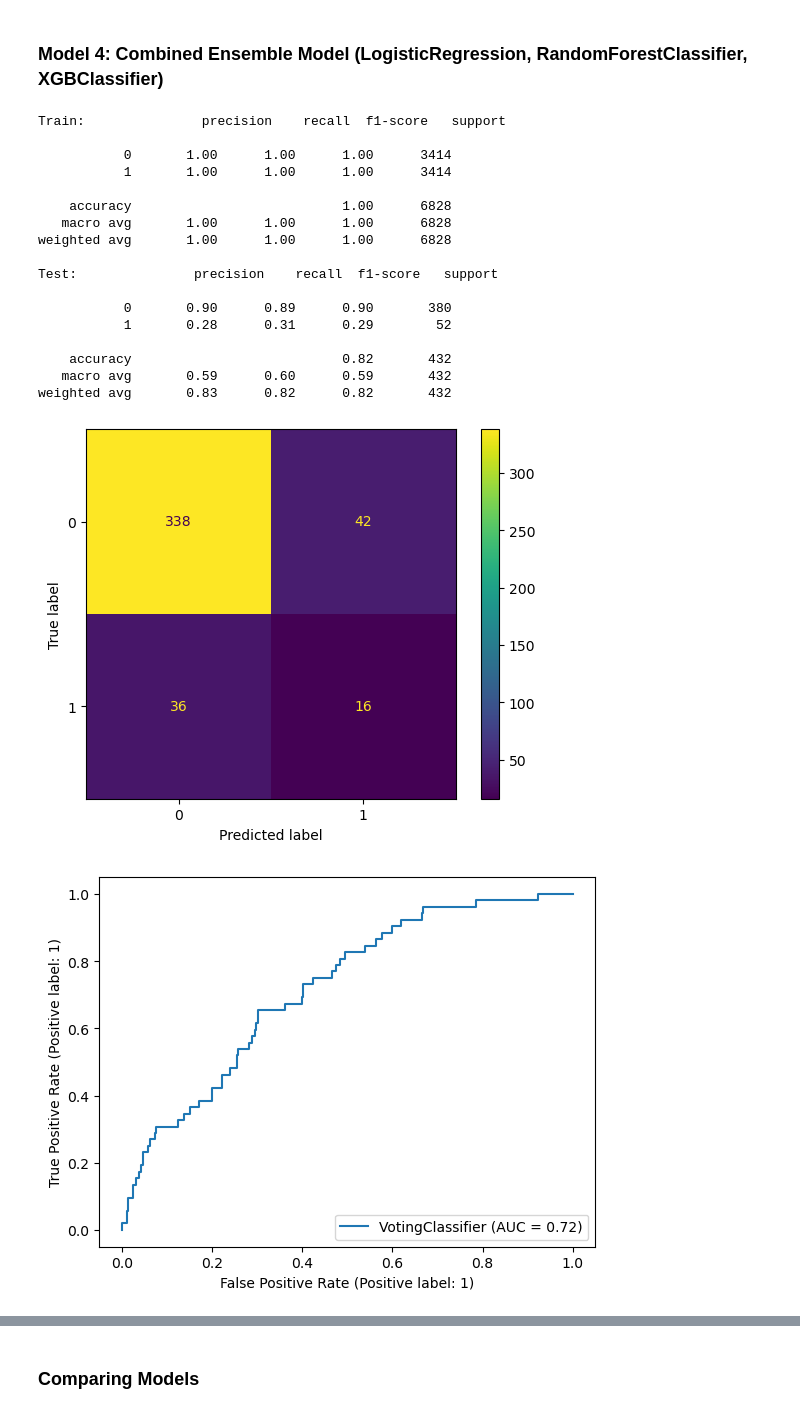
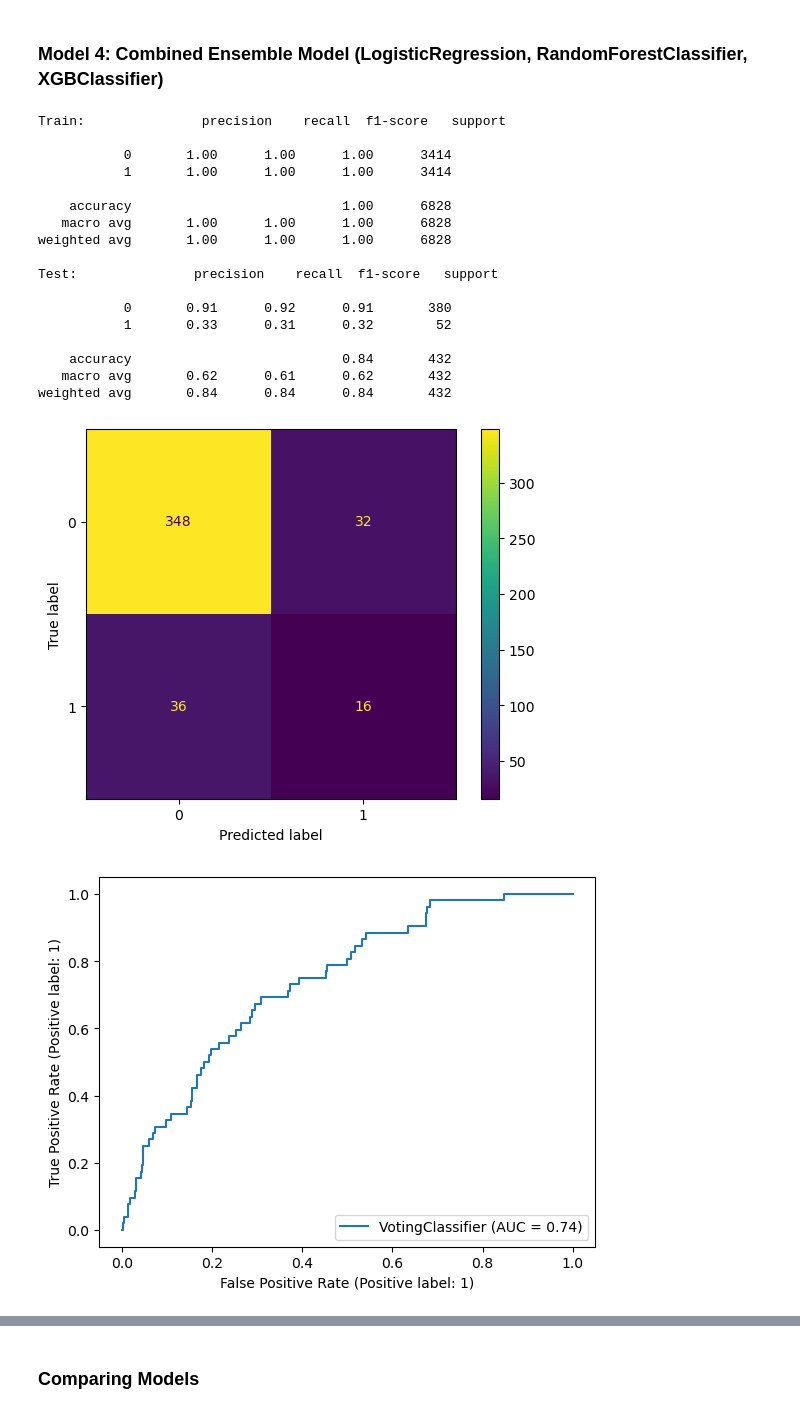
Before and after one commit to RH3421/Reducing_NBA_Injuries, a Jupyter notebook: Main_Notebook.ipynb, the cells around one changed output, grey strips where cells are left out. Saved outputs shown, nothing was run; the diff lists cells and outputs as text; code cells hidden in the pictures.

```diff
--- a/Main_Notebook.ipynb
+++ b/Main_Notebook.ipynb
@@ -272,7 +259,3 @@ make_columns_numeric = ['COUNTRY', 'COLLEGE', 'out_for_season']
 
 # Apply function
 make_columns_numeric = [MakeNumeric(column) for column in make_columns_numeric]
-# %%
-# Updating team names
-df_con.TEAM = df_con.TEAM.replace({'NOH':'NOP','NJN':'BKN'})
-df_con
@@ -293,4 +261,0 @@ df_con
-# %%
-# Dummify Teams
-df_con = pd.get_dummies(df_con, columns=['TEAM'])
-df_con
@@ -346,7 +287,7 @@ Assign X and y values, train_test_split, scale data.
 # %%
 # Assign X and y.
 y = df_con.out_for_season
-X = df_con[best_features]
+X = df_con[good_features]
 X_train, X_test, y_train, y_test = train_test_split(X, y, stratify=y, test_size=0.1, random_state=22)
 # %% [markdown]
 Assess for high multicollinearity via Variance Inflation Factor (VIF).
@@ -567,6 +512,6 @@ LogisticRegression with GridSearchCV hyperparameter optimization resulted in an
 # %%
 # Instantiate, fit, and run model with best parameters
-lr = LogisticRegression(max_iter=100, C = .1, solver='liblinear')
+lr = LogisticRegression(max_iter=50, C = 10, solver='liblinear')
 lr.fit(X_train_scaled, y_train)
 print(np.exp(lr.coef_))
 COEF = np.exp(lr.coef_[0])
@@ -574,5 +519,5 @@ odds = pd.DataFrame(COEF, X_train.columns,
         columns=['odds']).sort_values(by='odds', ascending=False)
 
 # View odds ratios and identify top 5 risk factors
-odds.head()
+odds.head(5)
 # %% [output]
@@ -676,42 +621,42 @@ XGBClassifier with GridSearchCV hyperparameter optimization underperformed the R
 ### Model 4: Combined Ensemble Model (LogisticRegression, RandomForestClassifier, XGBClassifier)
 # %%
 # Combined hypertuned prior models for ultimate ensemble
-clf1 = LogisticRegression(max_iter=100, C = .1, solver='liblinear')
-clf2 = RandomForestClassifier(class_weight= {0: 1, 1: 10}, criterion='entropy', max_depth=50)
-clf3 = XGBClassifier(booster='gbtree', eta=0.5, scale_pos_weight = 10)
+clf1 = LogisticRegression(max_iter=50, C = 10, solver='liblinear')
+clf2 = RandomForestClassifier(class_weight= {0: 1, 1: 2}, criterion='entropy', max_depth=50)
+clf3 = XGBClassifier(booster='gbtree', eta=0.75, scale_pos_weight = 9)
 
 w_avg = VotingClassifier(estimators=[
     ('lr', clf1),
     ('rf', clf2),
     ('xgb', clf3)],
      voting='soft')
 w_avg.fit(X_train_scaled, y_train)
 y_hat_train = w_avg.predict(X_train_scaled)
 y_hat_test = w_avg.predict(X_test_scaled)
 print(f'Train: {classification_report(y_train, y_hat_train)}')
 print(f'Test: {classification_report(y_test, y_hat_test)}')
 
 # Plot confusion matrix and ROC AUC
 ConfusionMatrixDisplay.from_estimator(w_avg, X_test_scaled, y_test)
 RocCurveDisplay.from_estimator(w_avg, X_test_scaled, y_test);
 # %% [output]
 Train:               precision    recall  f1-score   support
 
            0       1.00      1.00      1.00      3414
            1       1.00      1.00      1.00      3414
 
     accuracy                           1.00      6828
    macro avg       1.00      1.00      1.00      6828
 weighted avg       1.00      1.00      1.00      6828
 
 Test:               precision    recall  f1-score   support
 
-           0       0.90      0.89      0.90       380
-           1       0.28      0.31      0.29        52
+           0       0.91      0.92      0.91       380
+           1       0.33      0.31      0.32        52
 
-    accuracy                           0.82       432
-   macro avg       0.59      0.60      0.59       432
-weighted avg       0.83      0.82      0.82       432
+    accuracy                           0.84       432
+   macro avg       0.62      0.61      0.62       432
+weighted avg       0.84      0.84      0.84       432
-[figure, old version]
+[figure, new version]
-[figure, old version]
+[figure, new version]
 # %% [markdown]
```
Also changed, not shown: parts of 53 cells of this notebook.
